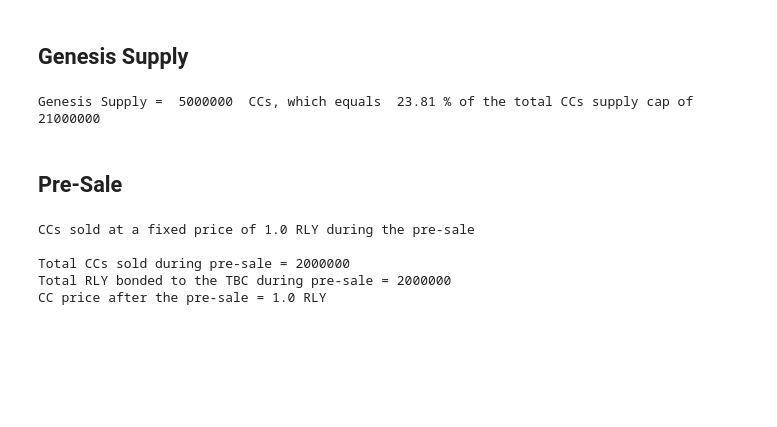
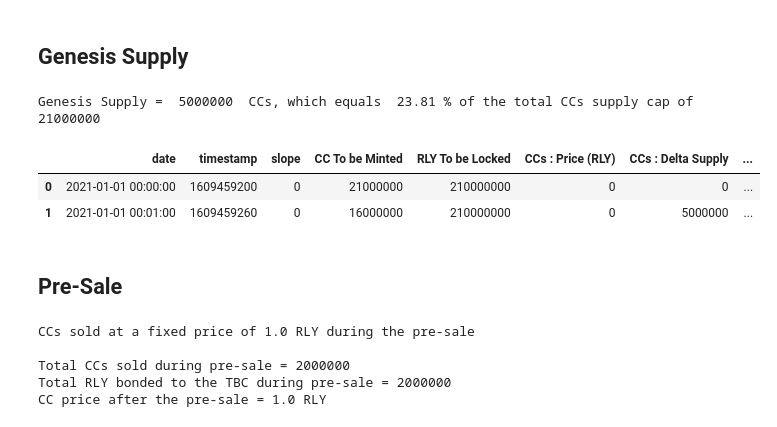
Before and after one commit to astro-martian/Rally_TBCs_, a Jupyter notebook: Linear_TBC_Templates.ipynb, the cells around one changed output. Saved outputs shown, nothing was run; the diff lists cells and outputs as text; code cells hidden in the pictures; blank space fills up the shorter version.

```diff
--- a/Linear_TBC_Templates.ipynb
+++ b/Linear_TBC_Templates.ipynb
@@ -123,3 +121,9 @@ df.loc[len(df.index)] = [pd.to_datetime(cur_,format='%d/%m/%Y'),int((cur_ - unix
+# %%
+display(df)
+# %% [output]
+|  | date | timestamp | slope | CC To be Minted | RLY To be Locked | CCs : Price (RLY) | CCs : Delta Supply | ... |
+| 0 | 2021-01-01 00:00:00 | 1609459200 | 0 | 21000000 | 210000000 | 0 | 0 | ... |
+| 1 | 2021-01-01 00:01:00 | 1609459260 | 0 | 16000000 | 210000000 | 0 | 5000000 | ... |
 # %% [markdown]
 ## Pre-Sale
 # %%
```
Also changed, not shown: parts of 39 cells of this notebook, 2 other files.
